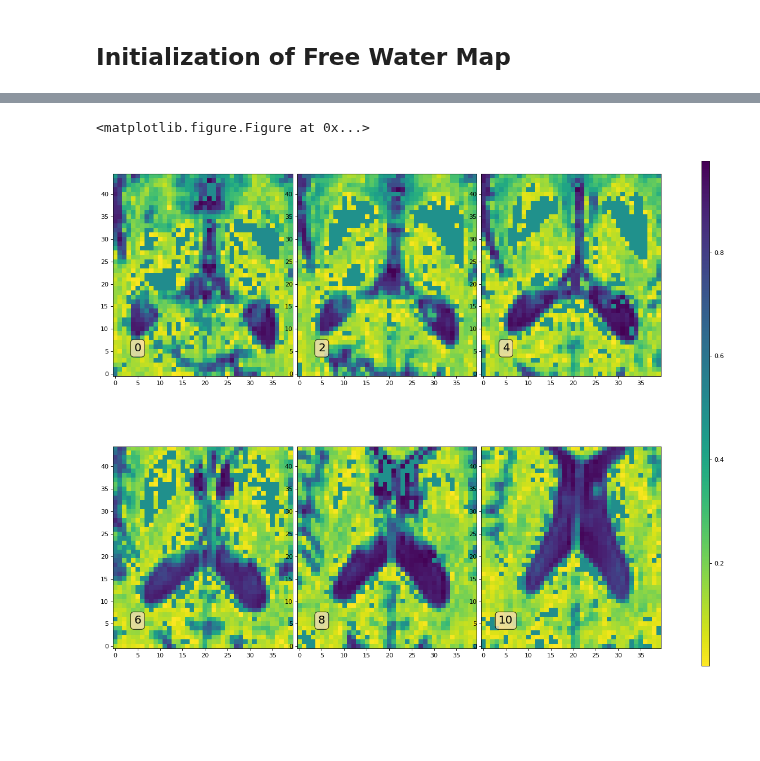
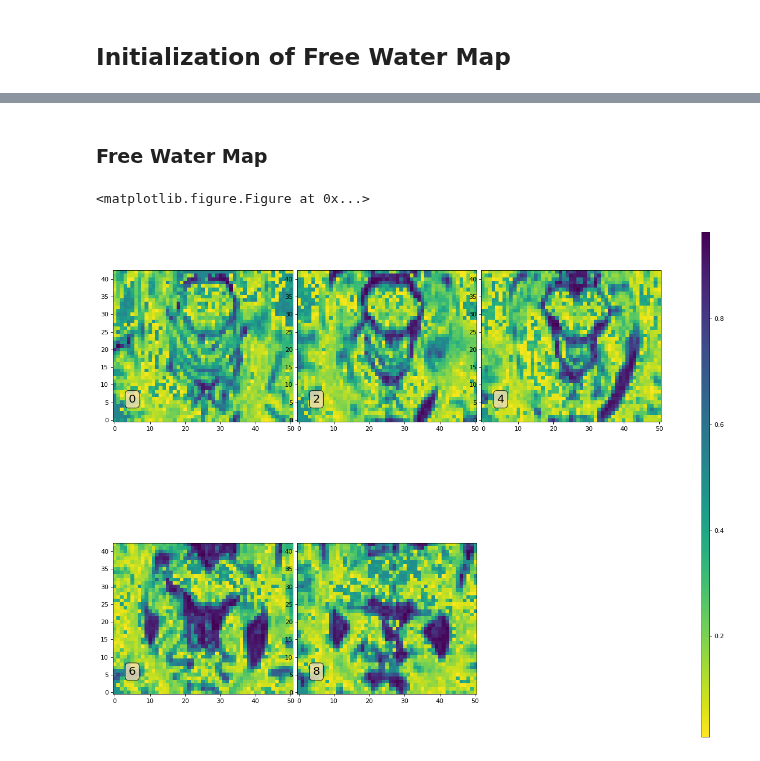
Before and after one commit to sameerd/DiffusionTensorImaging, a Jupyter notebook: notebooks/Free Water.ipynb, the cells around one changed output, grey strips where cells are left out. Saved outputs shown, nothing was run; the diff lists cells and outputs as text; code cells hidden in the pictures; blank space fills up the shorter version.

```diff
--- a/notebooks/Free Water.ipynb
+++ b/notebooks/Free Water.ipynb
@@ -19,10 +19,18 @@ import nibabel as nib
 # %%
 base_filename = "../data/output/S264294/S264294_DTI_gated_20150508093306_12"
 
-fdwi = base_filename + "_crop.nii.gz"
+fdwi = base_filename + "_fw.nii.gz"
+#fdwi = base_filename + "_crop.nii.gz"
 #fdwi = base_filename + "_syn.nii.gz"
+
 fbval = base_filename + ".bval"
 fbvec = base_filename + ".bvec"
+
+
+def default_plot_3d_z_indices(arr, idx_list=range(0,10,2), transpose=True,
+                              num_rows=2, num_cols=3):
+    plot_3d_z_indices(arr, idx_list=idx_list, transpose=transpose,
+                      num_rows=num_rows, num_cols=num_cols)
 # %%
 img = nib.load(fdwi)
 data = img.get_data()
@@ -222,6 +222,8 @@ print("Ahat_min=%.2f, Ahat_max=%.2f, fmax=%.2f, fmin=%.2f" %
 print("fmin.max = %.2f, fmin.min=%.2f" % (fmin.max(), fmin.min()))
 fmin[fmin <= 0] = 0.01
 fmin[fmin >= 1] = 0.99
+print("fmin.max = %.2f, fmin.min=%.2f" % (fmin.max(), fmin.min()))
+
 
 print("fmax.max = %.2f, fmax.min=%.2f" % (fmax.max(), fmax.min()))
 fmax[fmax <= 0] = 0.01
@@ -232,8 +234,8 @@ print("Ahat_min=%.2f, Ahat_max=%.2f, fmax=%.2f, fmin=%.2f" %
       (Ahat_min[idx], Ahat_max[idx], fmax[idx], fmin[idx]))
 
 # FIXME: setting fmin to 0 and fmax to 1
-fmin[...] = 0 + 0.00001
-fmax[...] = 1 - 0.00001
+#fmin[...] = 0 + 0.00001
+#fmax[...] = 1 - 0.00001
 
 f_init = 1 - (np.log(np.squeeze(S0s_bi) / Stissue) / np.log(Swater / Stissue))
 print("f_init.shape = %s" % str(f_init.shape))
@@ -322,15 +305,17 @@ dt *= 3.
 
 f_init_copy = f_init.copy()
 #f_init_copy[...] = 1.
-fw_gd = FreeWaterGradientDescent(Ahat, manifold, f_init_copy, gtab, b_value, dt)
+fw_gd = FreeWaterGradientDescent(Ahat, manifold, f_init_copy, gtab, b_value, dt,
+                                 fmin=fmin, fmax=fmax )
 
 fw_gd.beta=10.
 
-idx_tracer = IdxTracer((14, 30, 11, Ellipsis), "loss_fid,x4inc,x4m")
+#idx_tracer = IdxTracer((5, 5, 5, Ellipsis), "loss_fid,x4inc,x4m")
+#idx = idx_tracer.idx
 loss_tracer = LossTracer()
-fw_gd.init_tracers([loss_tracer, idx_tracer])
+#fw_gd.init_tracers([loss_tracer, idx_tracer])
+fw_gd.init_tracers([loss_tracer])
 
-idx = idx_tracer.idx
 
 fw_gd.alpha_fid = 1.
 fw_gd.alpha_reg = 1.
@@ -344,5 +329,5 @@ if 1:
 
     fw_gd.finalize()
 
-    idx_array = idx_tracer.rec
+    #idx_array = idx_tracer.rec
     loss_array = loss_tracer.rec
@@ -375,10 +364,12 @@ plot_3d_z_indices(fw_gd.loss_fid, idx_list=range(0, 12, 2), num_cols=3, num_rows
+# %% [markdown]
+### Free Water Map
 # %%
 # free water map after iterations
 plt.set_cmap("viridis_r")
-plot_3d_z_indices(1 - fw_gd.f.squeeze(), range(0,12, 2), transpose=True, num_rows=2, num_cols=3)
+default_plot_3d_z_indices(1 - fw_gd.f)
 # %% [output]
 <matplotlib.figure.Figure at 0x...>
-[figure, old version]
+[figure, new version]
 # %%
 # initial Free water map
 plt.set_cmap("viridis_r")
```
Also changed, not shown: parts of 35 cells of this notebook, 2 other files.
